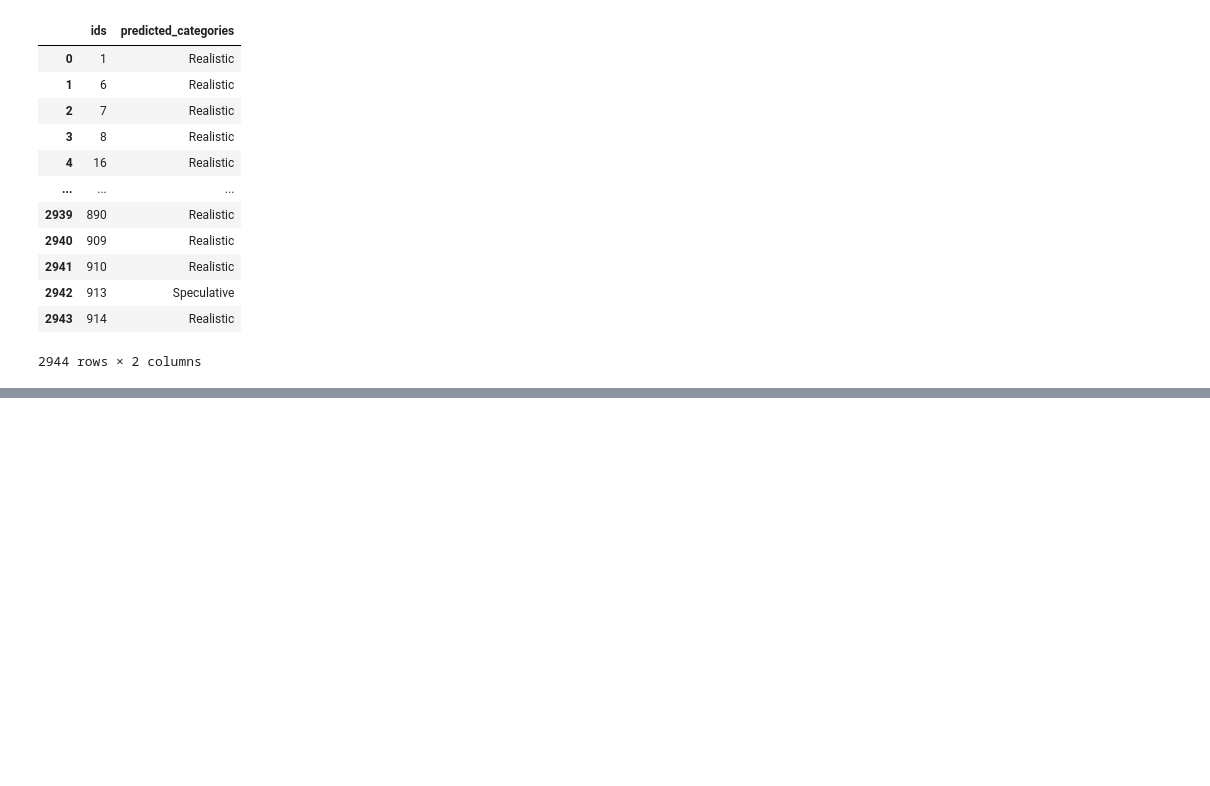
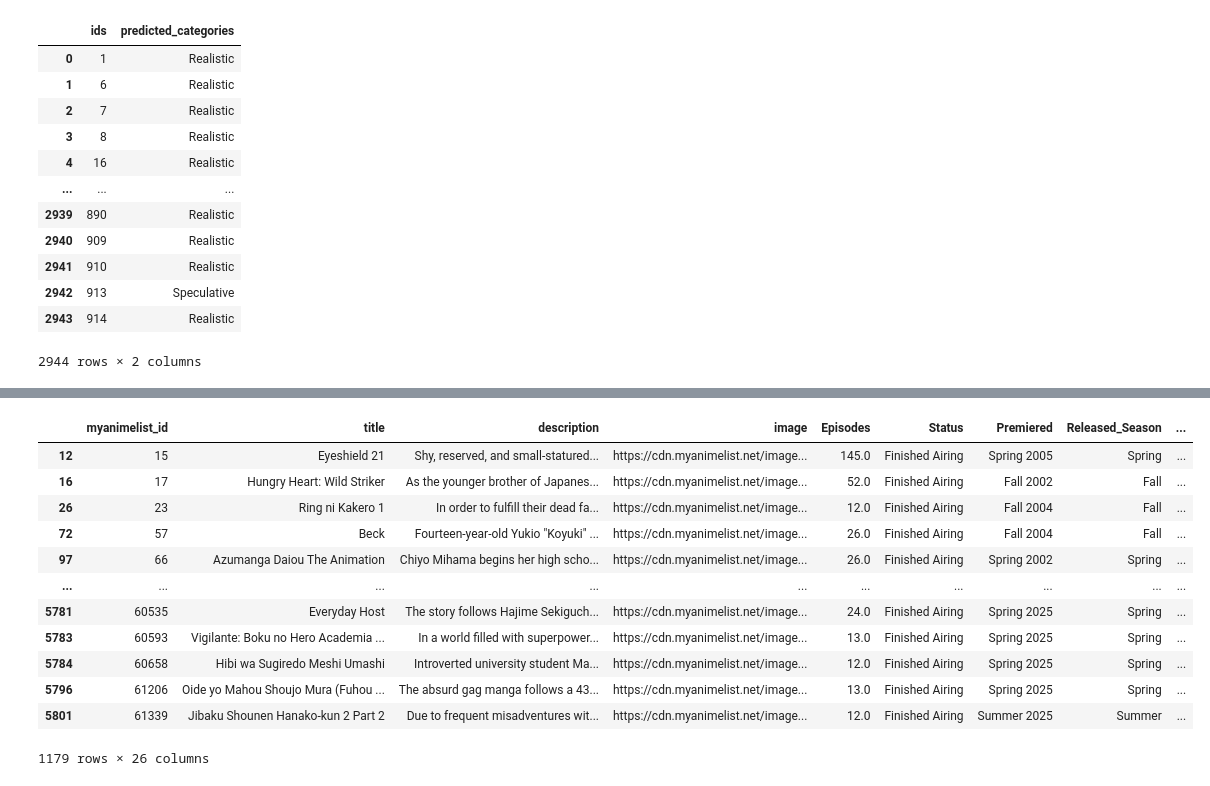
Before and after one commit to MrStrqfe/AnimeRecommender, a Jupyter notebook: text-classification.ipynb, the cells around one changed output, grey strips where cells are left out. Cells and saved outputs as stored; diff of their text form; code cells hidden in the pictures; blank space fills up the shorter version.

```diff
--- a/text-classification.ipynb
+++ b/text-classification.ipynb
@@ -227,4 +268,37 @@ animes
 # %%
-animes[animes["genres"].str.lower().isin([
-    ""
+animes[animes["Genres"].str.lower().isin([
+    "action",
+    "adventure",
+    "avant garde",
+    "award winning",
+    "boys love",
+    "comedy",
+    "drama",
+    "ecchi",
+    "erotica",
+    "fantasy",
+    "girls love",
+    "gourmet",
+    "horror",
+    "mystery",
+    "romance",
+    "sci-fi",
+    "slice of life",
+    "sports",
+    "supernatural",
+    "suspense"
 ])]
+# %% [output]
+|  | myanimelist_id | title | description | image | Episodes | Status | Premiered | Released_Season | ... |
+| 12 | 15 | Eyeshield 21 | Shy, reserved, and small-statured... | https://cdn.myanimelist.net/image... | 145.0 | Finished Airing | Spring 2005 | Spring | ... |
+| 16 | 17 | Hungry Heart: Wild Striker | As the younger brother of Japanes... | https://cdn.myanimelist.net/image... | 52.0 | Finished Airing | Fall 2002 | Fall | ... |
+| 26 | 23 | Ring ni Kakero 1 | In order to fulfill their dead fa... | https://cdn.myanimelist.net/image... | 12.0 | Finished Airing | Fall 2004 | Fall | ... |
+| 72 | 57 | Beck | Fourteen-year-old Yukio "Koyuki" ... | https://cdn.myanimelist.net/image... | 26.0 | Finished Airing | Fall 2004 | Fall | ... |
+| 97 | 66 | Azumanga Daiou The Animation | Chiyo Mihama begins her high scho... | https://cdn.myanimelist.net/image... | 26.0 | Finished Airing | Spring 2002 | Spring | ... |
+| ... | ... | ... | ... | ... | ... | ... | ... | ... | ... |
+| 5781 | 60535 | Everyday Host | The story follows Hajime Sekiguch... | https://cdn.myanimelist.net/image... | 24.0 | Finished Airing | Spring 2025 | Spring | ... |
+| 5783 | 60593 | Vigilante: Boku no Hero Academia ... | In a world filled with superpower... | https://cdn.myanimelist.net/image... | 13.0 | Finished Airing | Spring 2025 | Spring | ... |
+| 5784 | 60658 | Hibi wa Sugiredo Meshi Umashi | Introverted university student Ma... | https://cdn.myanimelist.net/image... | 12.0 | Finished Airing | Spring 2025 | Spring | ... |
+| 5796 | 61206 | Oide yo Mahou Shoujo Mura (Fuhou ... | The absurd gag manga follows a 43... | https://cdn.myanimelist.net/image... | 13.0 | Finished Airing | Spring 2025 | Spring | ... |
+| 5801 | 61339 | Jibaku Shounen Hanako-kun 2 Part 2 | Due to frequent misadventures wit... | https://cdn.myanimelist.net/image... | 12.0 | Finished Airing | Summer 2025 | Summer | ... |
+1179 rows × 26 columns
```
Also changed, not shown: parts of 3 cells of this notebook, 5 other files.
